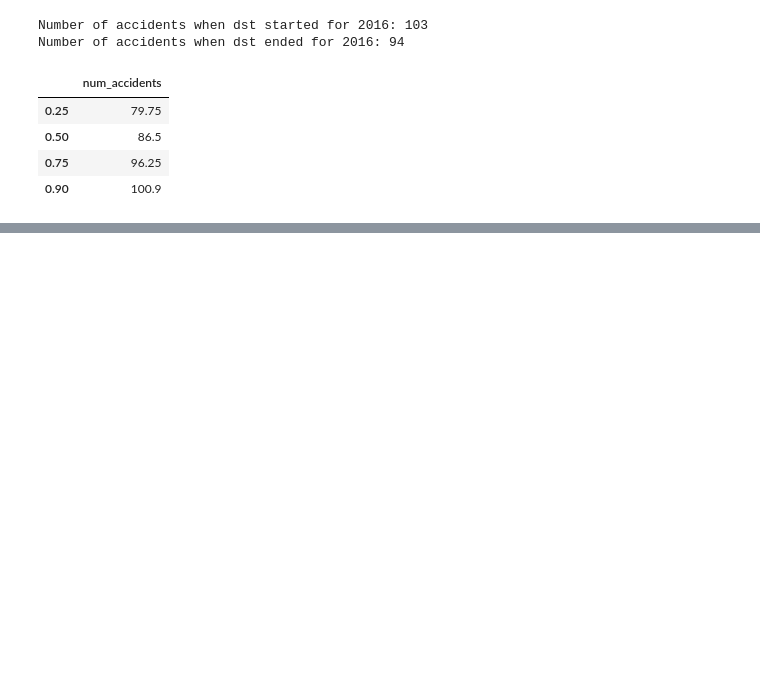
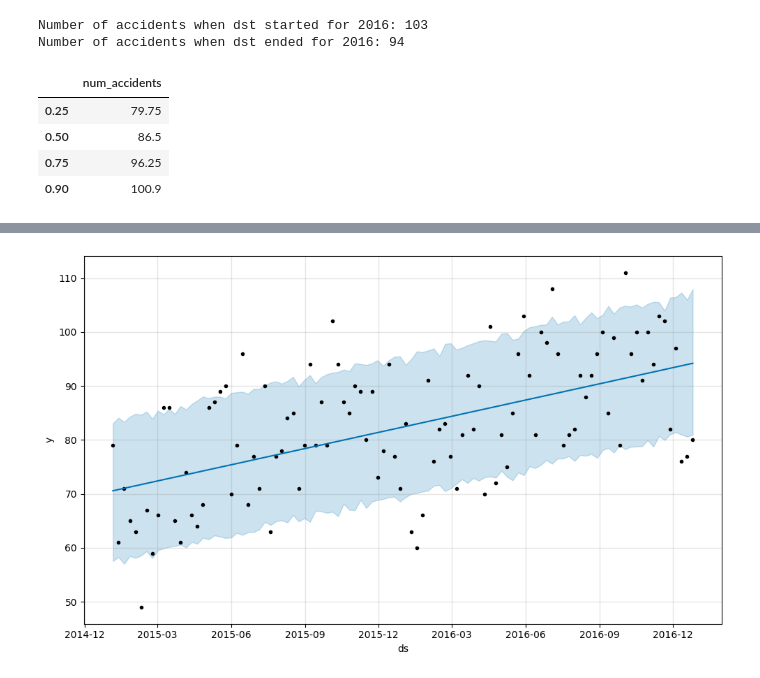
Before and after one commit to FlyinHedgehog/MAT388E-final-project, a Jupyter notebook: Final_Project.ipynb, the cells around one changed output, grey strips where cells are left out. Cells and saved outputs as stored; diff of their text form; code cells hidden in the pictures; blank space fills up the shorter version.

Commit message:
anomaly detection for US Traffic Accidents added

```diff
--- a/Final_Project.ipynb
+++ b/Final_Project.ipynb
@@ -421,0 +428,2 @@ Number of accidents when dst ended for 2016: 94
+# %%
+accidents_2015_2016 = pd.concat([accidents_2015, accidents_2016])
@@ -421,0 +442,12 @@ Number of accidents when dst ended for 2016: 94
+# %%
+monday_accidents = accidents_2015_2016[accidents_2015_2016['weekday'] == 2]
+monday_accidents_df = monday_accidents.reset_index()[['date', 'num_accidents']].rename({'date':'ds', 'num_accidents':'y'}, axis='columns')
+
+monday_accidents_df['ds']= pd.to_datetime(monday_accidents_df['ds'])
+# %%
+m = prophet.Prophet(changepoint_range=0.75)
+
+m.fit(monday_accidents_df)
+
+future = m.make_future_dataframe(periods=7, freq='D').iloc[:104]
+forecast = m.predict(future)
@@ -421,0 +457,4 @@ Number of accidents when dst ended for 2016: 94
+# %%
+fig = m.plot(forecast)
+# %% [output]
+[figure, added]
```
Also changed, not shown: parts of 15 cells of this notebook.
